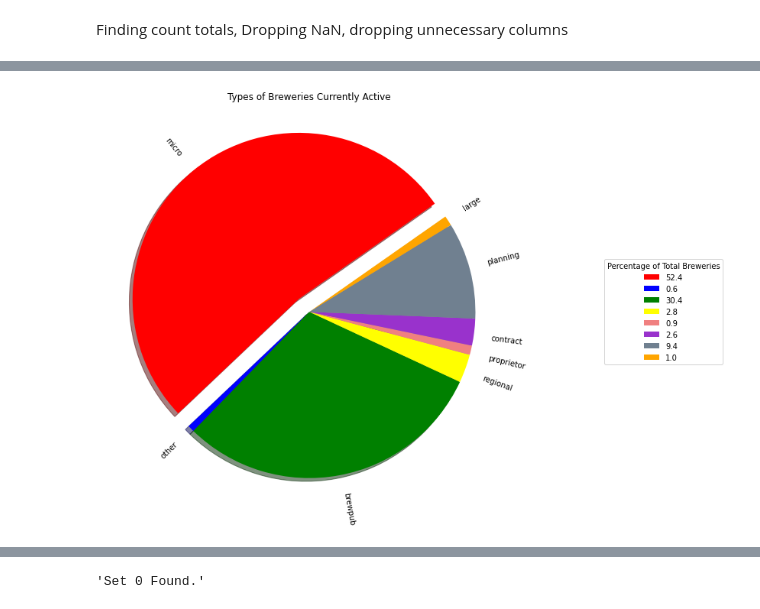
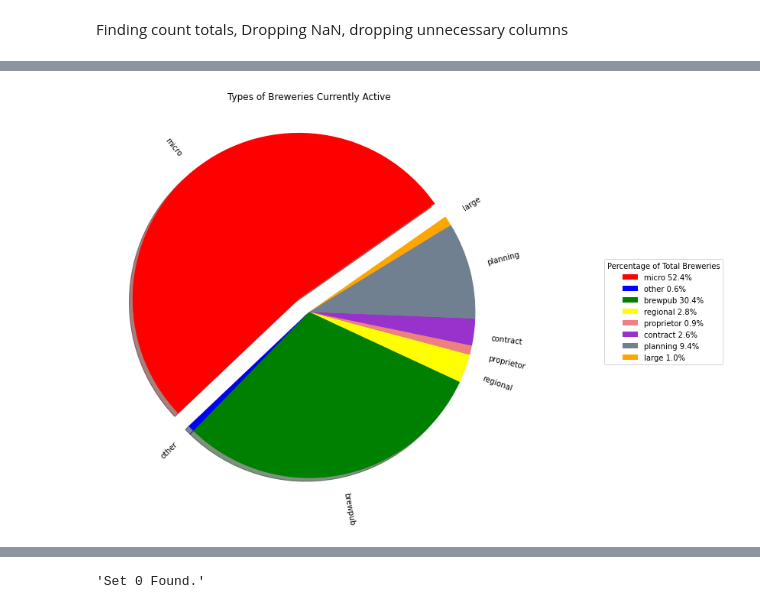
Before and after one commit to bgtaber/brewcrew_project, a Jupyter notebook: Scripts/beer.ipynb, the cells around one changed output, grey strips where cells are left out. Drawn from its saved outputs; the diff is of its cells as text; code cells hidden in the pictures.

```diff
--- a/Scripts/beer.ipynb
+++ b/Scripts/beer.ipynb
@@ -57,4 +71,7 @@ for each in types:
     percent = round(each/total *100,1)
     labels_per.append(percent)
 label_ser = pd.Series(labels_per, index = types.index)
+label_ser = label_ser.reset_index()
+legend_donut = label_ser["index"] + " " + label_ser[0].astype(str) + "%"
+legend_donut
 # %% [output]
@@ -64,15 +114,13 @@ Two options on the pie chart for counts,
 # %%
-labels = types.index
-explode = [.1,0,0,0,0,0,0,0]
-colors = ["red","blue","green", "yellow", "lightcoral", "darkorchid", "slategray", "orange"]
+
 plt.figure(figsize = (15,10))
 plt.pie(types,explode = explode, labels = labels, colors = colors, shadow = True,rotatelabels = True,startangle= 35)
 plt.title("Types of Breweries Currently Active")
-plt.legend(wedges,(label_ser),
+plt.legend(wedges,(legend_donut),
           title="Percentage of Total Breweries",
           loc="center left",
           bbox_to_anchor=(1.2, 0, 0.5, 1))
 plt.savefig("../Output/Brewery_Type_Pie.png")
 plt.show()
 # %% [output]
-[figure, old version]
+[figure, new version]
```
Also changed, not shown: parts of 11 cells of this notebook, 14 other files.
